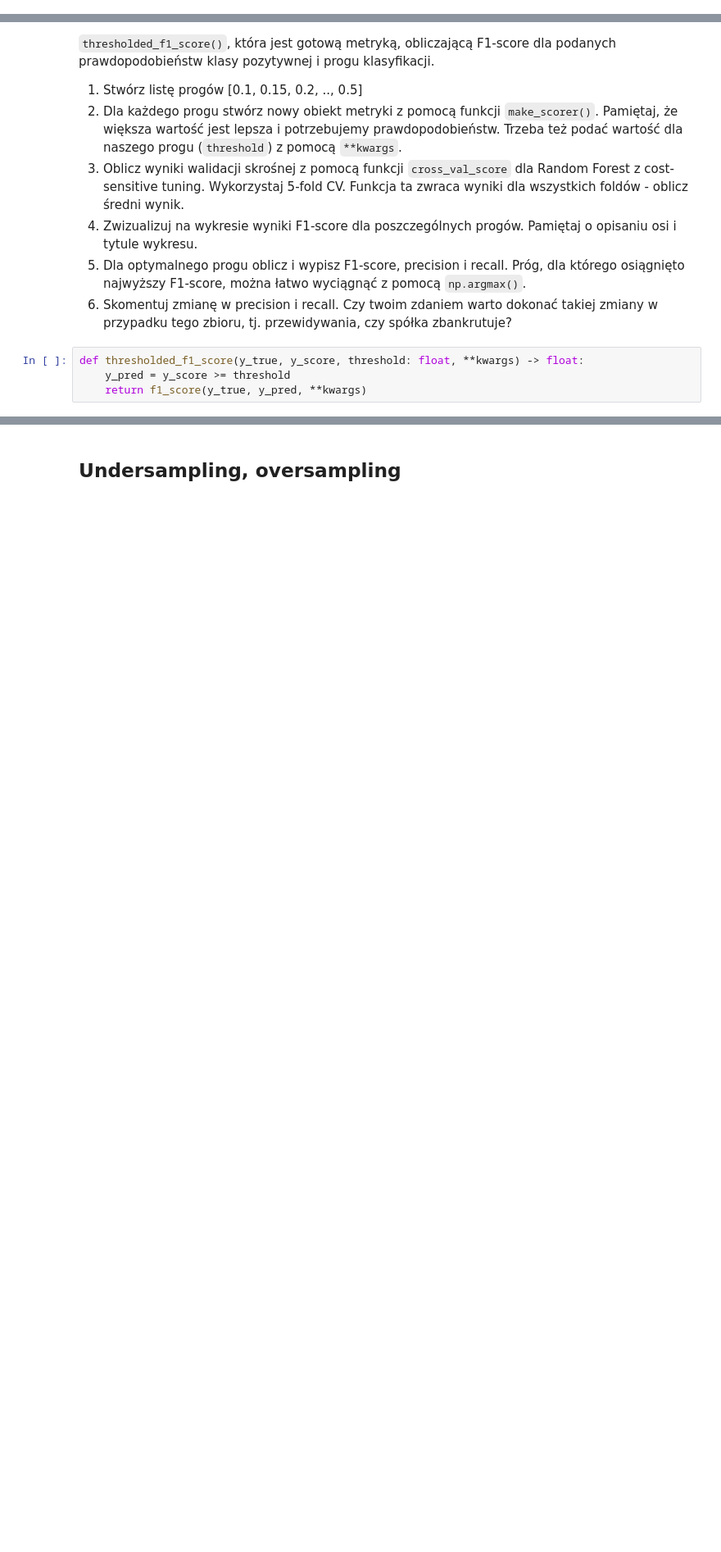
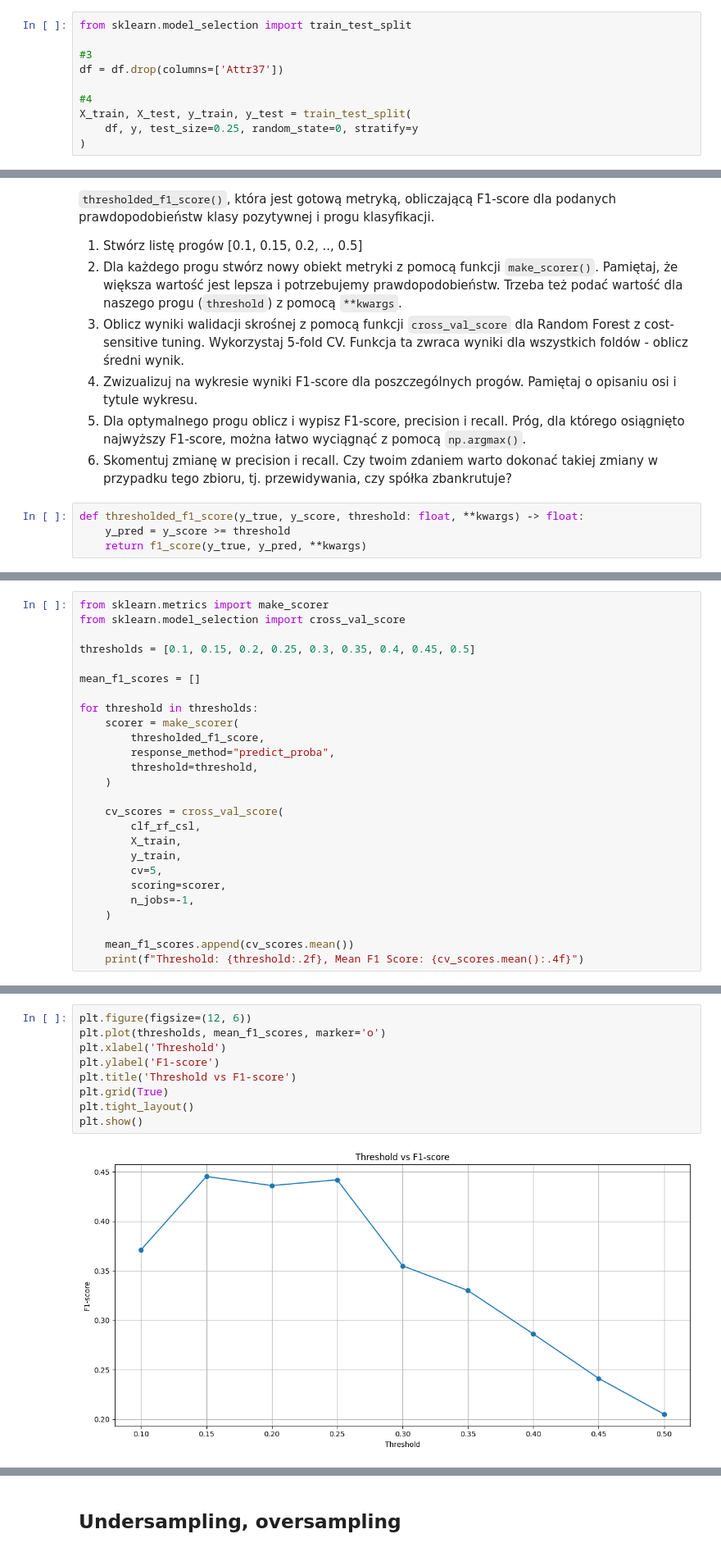
Before and after one commit to farodoc/podstawy-uczenia-maszynowego-24-25, a Jupyter notebook: lab5/notebook.ipynb, the cells around one changed output, grey strips where cells are left out. Shown: that part at 82% size. Drawn from its saved outputs; the diff is of its cells as text; blank space fills up the shorter version.

```diff
--- a/lab5/notebook.ipynb
+++ b/lab5/notebook.ipynb
@@ -42,0 +70,10 @@ df.head()
+# %%
+from sklearn.model_selection import train_test_split
+
+#3
+df = df.drop(columns=['Attr37'])
+
+#4
+X_train, X_test, y_train, y_test = train_test_split(
+    df, y, test_size=0.25, random_state=0, stratify=y
+)
@@ -127,0 +190,26 @@ def thresholded_f1_score(y_true, y_score, threshold: float, **kwargs) -> float:
+# %%
+from sklearn.metrics import make_scorer
+from sklearn.model_selection import cross_val_score
+
+thresholds = [0.1, 0.15, 0.2, 0.25, 0.3, 0.35, 0.4, 0.45, 0.5]
+
+mean_f1_scores = []
+
+for threshold in thresholds:
+    scorer = make_scorer(
+        thresholded_f1_score,
+        response_method="predict_proba",
+        threshold=threshold,
+    )
+
+    cv_scores = cross_val_score(
+        clf_rf_csl,
+        X_train,
+        y_train,
+        cv=5,
+        scoring=scorer,
+        n_jobs=-1,
+    )
+
+    mean_f1_scores.append(cv_scores.mean())
+    print(f"Threshold: {threshold:.2f}, Mean F1 Score: {cv_scores.mean():.4f}")
@@ -127,0 +226,11 @@ def thresholded_f1_score(y_true, y_score, threshold: float, **kwargs) -> float:
+# %%
+plt.figure(figsize=(12, 6))
+plt.plot(thresholds, mean_f1_scores, marker='o')
+plt.xlabel('Threshold')
+plt.ylabel('F1-score')
+plt.title('Threshold vs F1-score')
+plt.grid(True)
+plt.tight_layout()
+plt.show()
+# %% [output]
+[figure, added]
```
Also changed, not shown: parts of 41 cells of this notebook.
